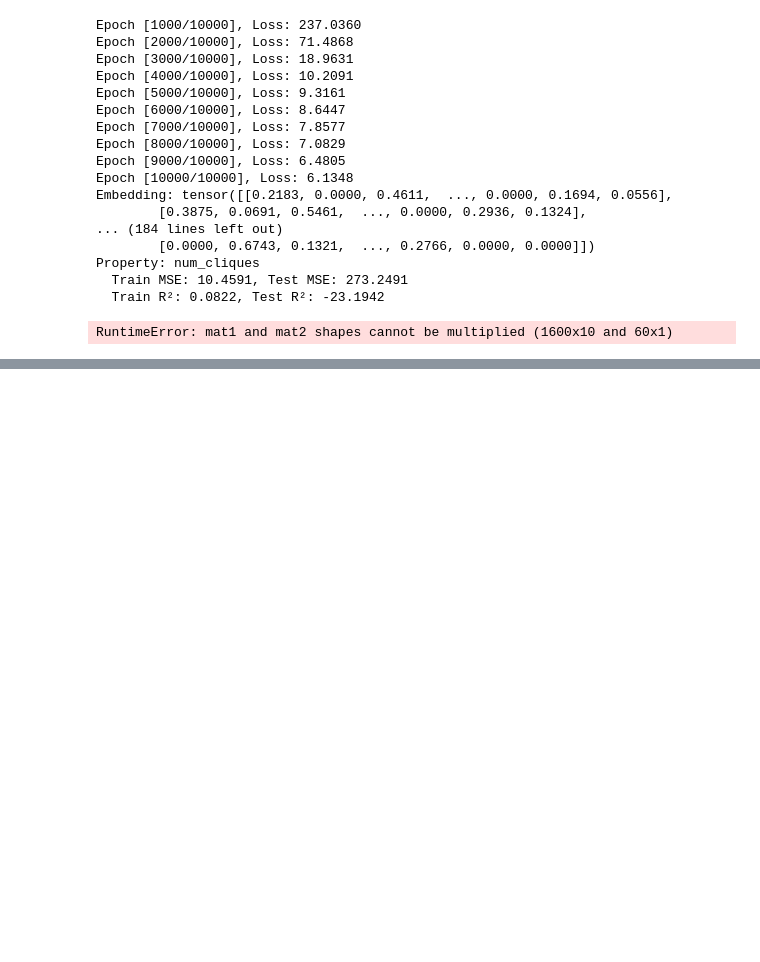
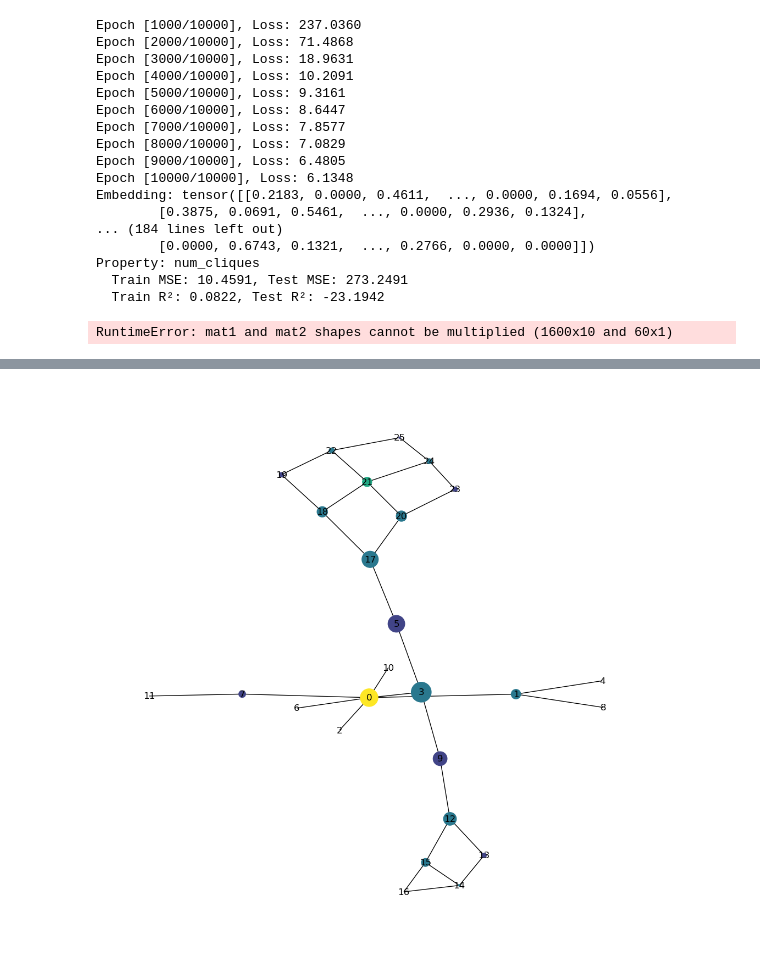
Before and after one commit to TomPelletreauDuris/Probing-GNN-representations, a Jupyter notebook: Probing_GCN.ipynb, the cells around one changed output, grey strips where cells are left out. Saved outputs shown, nothing was run; the diff lists cells and outputs as text; code cells hidden in the pictures; blank space fills up the shorter version.

```diff
--- a/Probing_GCN.ipynb
+++ b/Probing_GCN.ipynb
@@ -640,0 +719,10 @@ def compute_graph_node_properties(data):
+# %%
+#represent the properties of betweenness centrality on the graph by chaging the size of the nodes
+betweenness_centrality = test_node_properties[0][2]
+node_degrees = test_node_properties[0][0]
+
+plt.figure(figsize=(10, 10))
+nx.draw(G, with_labels=True, node_size=[v * 1000 for v in betweenness_centrality], node_color=node_degrees, cmap='viridis')
+plt.show()
+# %% [output]
+[figure, added]
```
Also changed, not shown: parts of 51 cells of this notebook, 3 other files.
